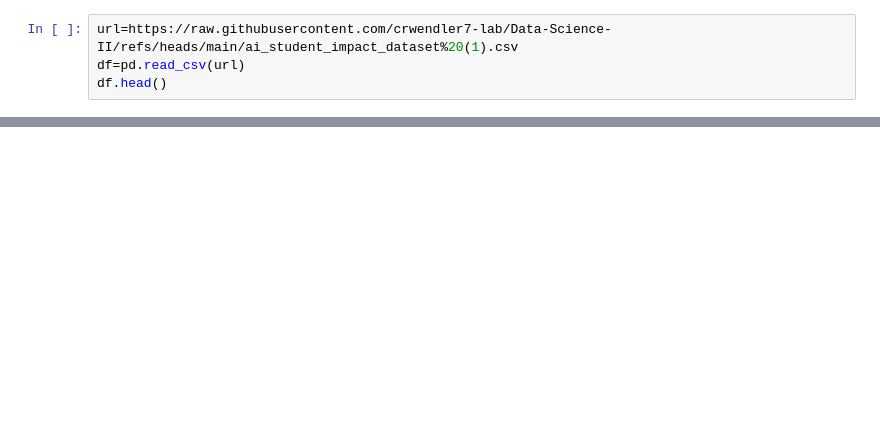
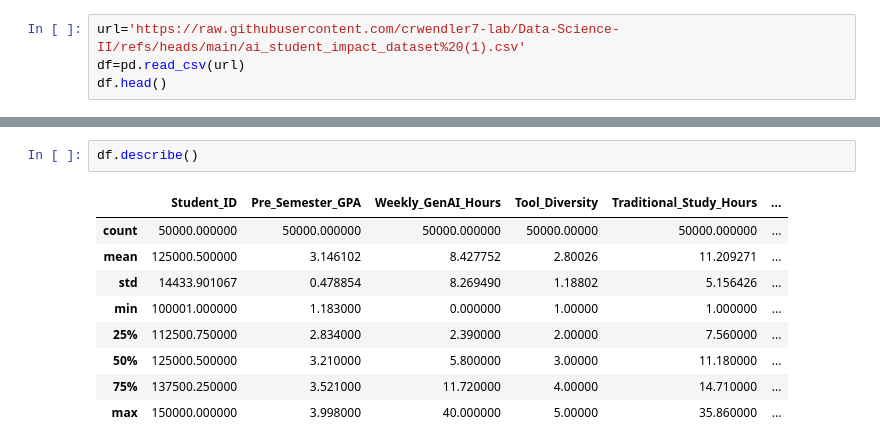
Before and after one commit to crwendler7-lab/Data-Science-II, a Jupyter notebook: TrabajoCDII.ipynb, the cells around one changed output, grey strips where cells are left out. Saved outputs shown, nothing was run; the diff lists cells and outputs as text; blank space fills up the shorter version.

```diff
--- a/TrabajoCDII.ipynb
+++ b/TrabajoCDII.ipynb
@@ -7,5 +10,5 @@ import pandas as pd
 # %%
-url=https://raw.githubusercontent.com/crwendler7-lab/Data-Science-II/refs/heads/main/ai_student_impact_dataset%20(1).csv
+url='https://raw.githubusercontent.com/crwendler7-lab/Data-Science-II/refs/heads/main/ai_student_impact_dataset%20(1).csv'
 df=pd.read_csv(url)
 df.head()
 # %% [output]
@@ -12,0 +67,12 @@ SyntaxError: invalid syntax (941943830.py, line 1)
+# %%
+df.describe()
+# %% [output]
+|  | Student_ID | Pre_Semester_GPA | Weekly_GenAI_Hours | Tool_Diversity | Traditional_Study_Hours | ... |
+| count | 50000.000000 | 50000.000000 | 50000.000000 | 50000.00000 | 50000.000000 | ... |
+| mean | 125000.500000 | 3.146102 | 8.427752 | 2.80026 | 11.209271 | ... |
+| std | 14433.901067 | 0.478854 | 8.269490 | 1.18802 | 5.156426 | ... |
+| min | 100001.000000 | 1.183000 | 0.000000 | 1.00000 | 1.000000 | ... |
+| 25% | 112500.750000 | 2.834000 | 2.390000 | 2.00000 | 7.560000 | ... |
+| 50% | 125000.500000 | 3.210000 | 5.800000 | 3.00000 | 11.180000 | ... |
+| 75% | 137500.250000 | 3.521000 | 11.720000 | 4.00000 | 14.710000 | ... |
+| max | 150000.000000 | 3.998000 | 40.000000 | 5.00000 | 35.860000 | ... |
```
Also changed, not shown: parts of 17 cells of this notebook.
